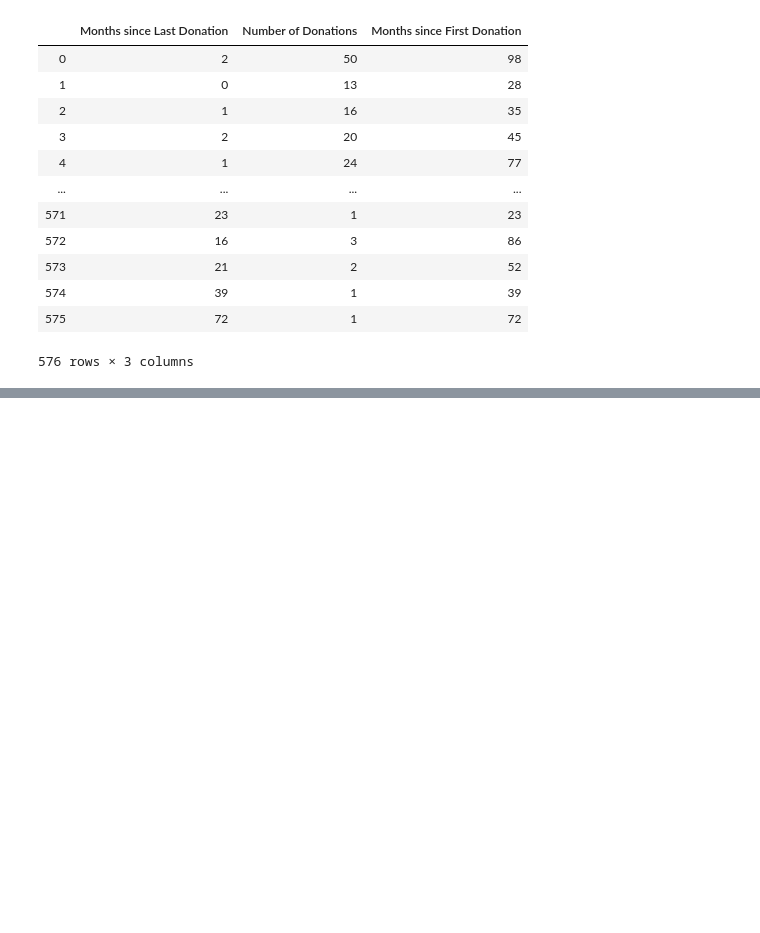
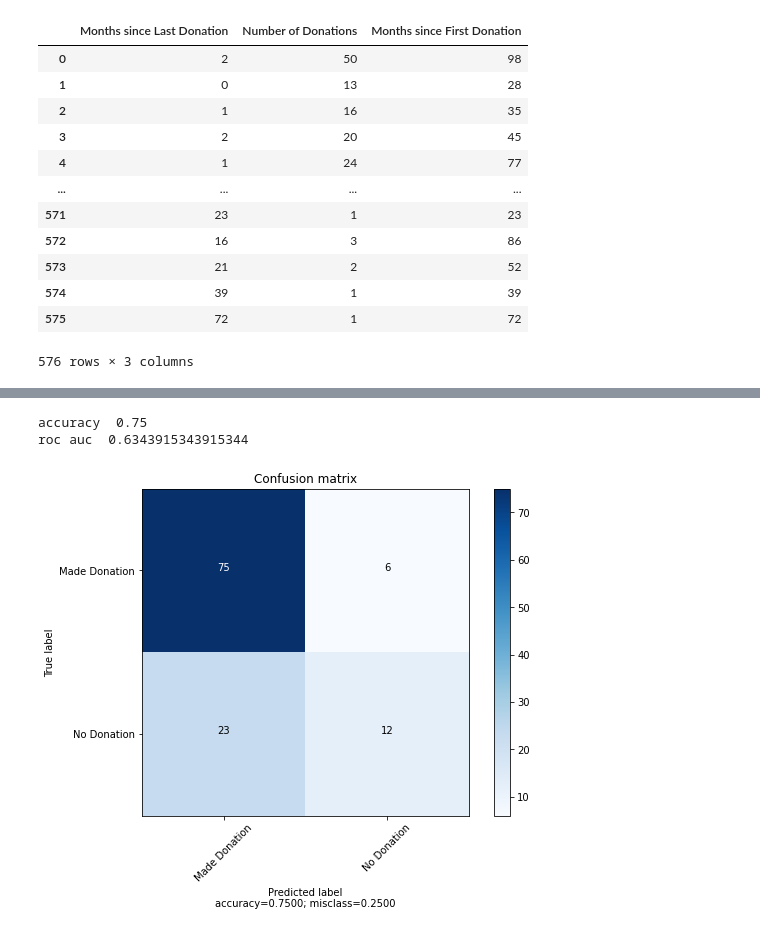
Before and after one commit to JoeBater/OtherMedical, a Jupyter notebook: Blood donations.ipynb, the cells around one changed output, grey strips where cells are left out. Drawn from its saved outputs; the diff is of its cells as text; code cells hidden in the pictures; blank space fills up the shorter version.

```diff
--- a/Blood donations.ipynb
+++ b/Blood donations.ipynb
@@ -187,0 +133,13 @@ print(roc_auc_score(y_test, y_pred))
+# %%
+rf = RandomForestClassifier(n_estimators=300, max_depth=7)
+rf.fit(X_train, y_train)
+
+y_pred = rf.predict(X_test)
+print('accuracy ', accuracy_score(y_test, y_pred))
+print('roc auc ', roc_auc_score(y_test, y_pred))
+cm = confusion_matrix(y_test, y_pred)
+plot_confusion_matrix(cm, target_names=['Made Donation', 'No Donation'], normalize=False)
+# %% [output]
+accuracy  0.75
+roc auc  0.6343915343915344
+[figure, added]
```
Also changed, not shown: parts of 22 cells of this notebook.
